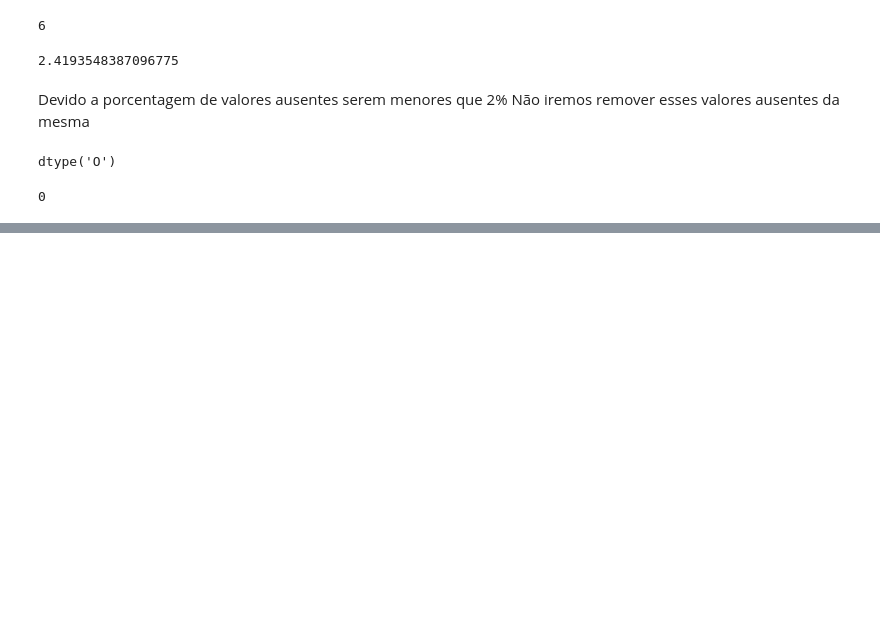
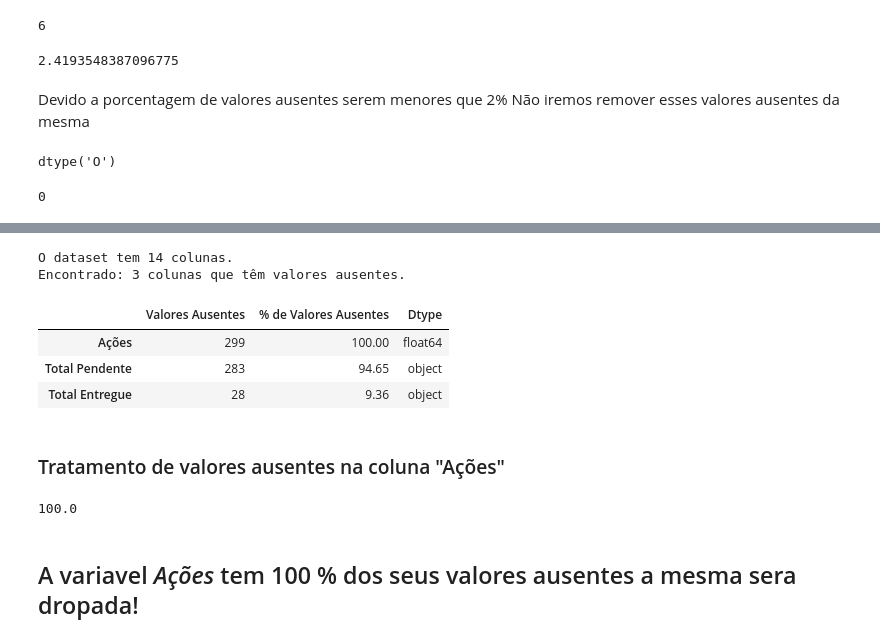
Before and after one commit to Marcelohxt/SiengeAQS, a Jupyter notebook: Dash.ipynb, the cells around one changed output, grey strips where cells are left out. Drawn from its saved outputs; the diff is of its cells as text; code cells hidden in the pictures; blank space fills up the shorter version.

```diff
--- a/Dash.ipynb
+++ b/Dash.ipynb
@@ -567,0 +567,17 @@ Name: Total_Medido, dtype: float64
+# %%
+func_calc_percentual_valores_ausentes_coluna(df2)
+# %% [output]
+O dataset tem 14 colunas.
+Encontrado: 3 colunas que têm valores ausentes.
+|  | Valores Ausentes | % de Valores Ausentes | Dtype |
+| Ações | 299 | 100.00 | float64 |
+| Total Pendente | 283 | 94.65 | object |
+| Total Entregue | 28 | 9.36 | object |
+# %% [markdown]
+### Tratamento de valores ausentes na coluna "Ações"
+# %%
+df2.Ações.isnull().mean()*100
+# %% [output]
+100.0
+# %% [markdown]
+## A variavel *Ações* tem 100 % dos seus valores ausentes a mesma sera dropada!
```
Also changed, not shown: parts of 39 cells of this notebook, 4 other files.
